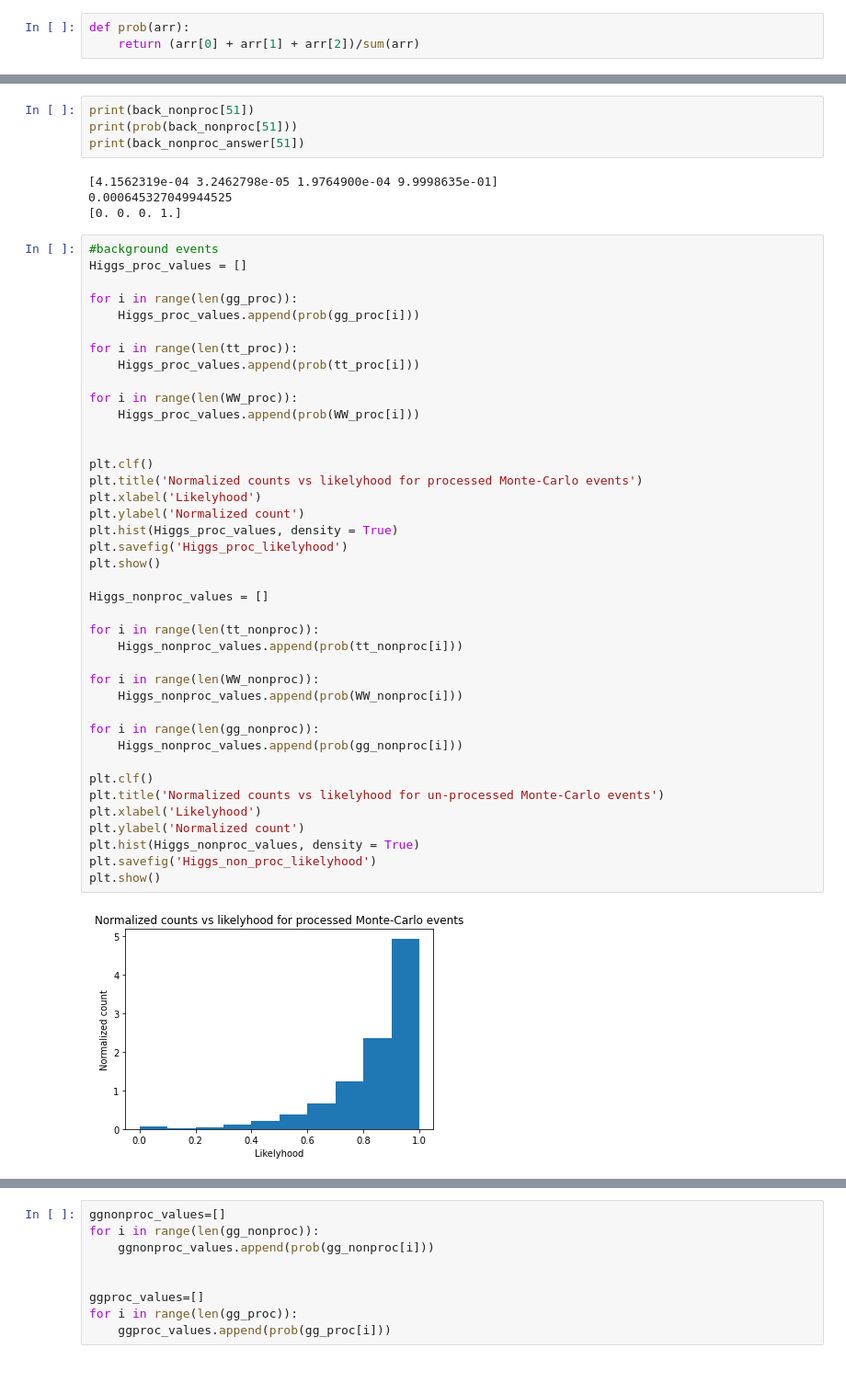
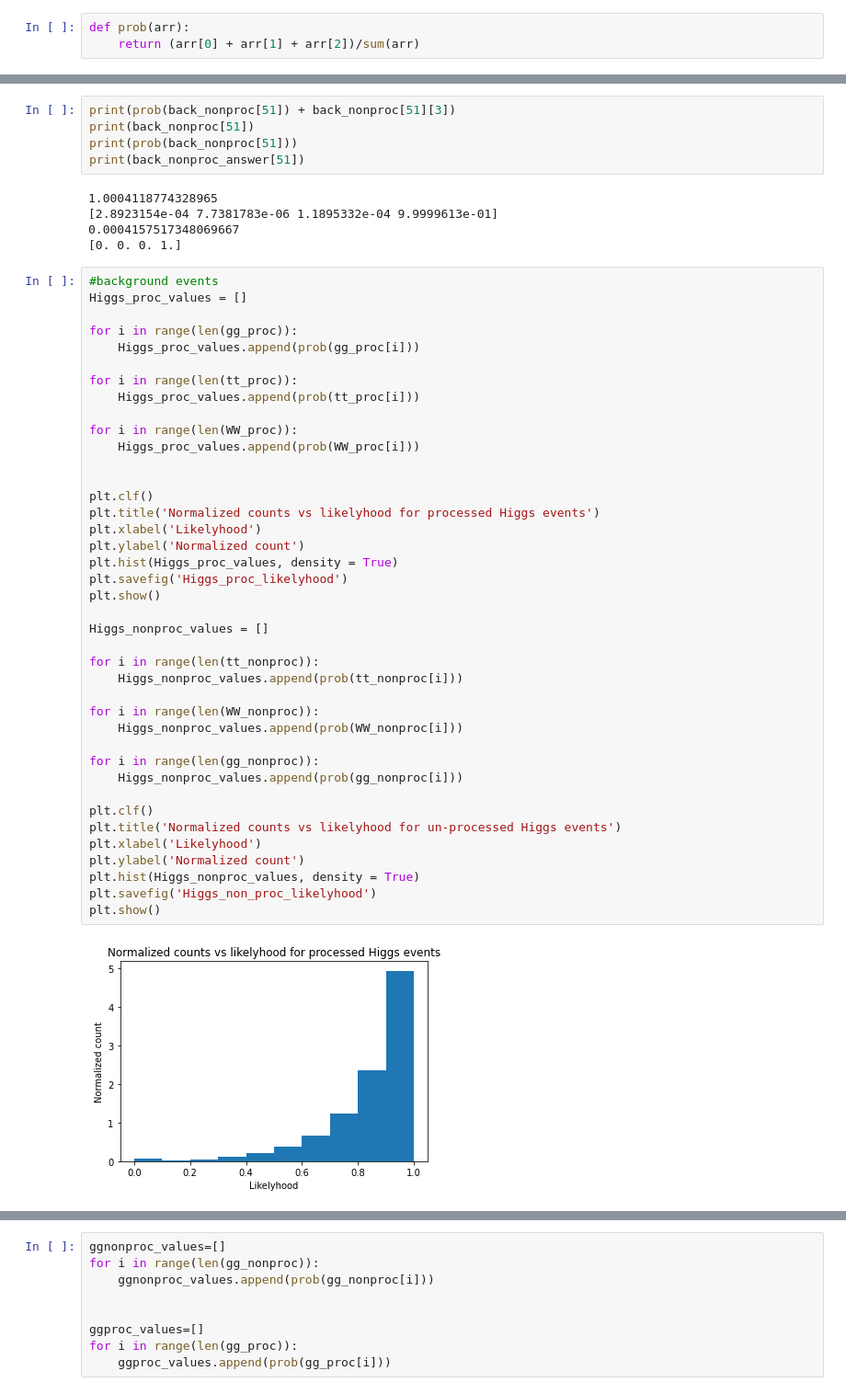
Before and after one commit to dan-bernard/Higgs, a Jupyter notebook: Higgs_rate.ipynb, the cells around one changed output, grey strips where cells are left out. Shown at 92% size. Drawn from its saved outputs; the diff is of its cells as text.

Commit message:
correct likelyhood hist

```diff
--- a/Higgs_rate.ipynb
+++ b/Higgs_rate.ipynb
@@ -437,10 +527,12 @@ print(prob(back_nonproc[44]) + back_nonproc[44][3])
 # %%
+print(prob(back_nonproc[51]) + back_nonproc[51][3])
 print(back_nonproc[51])
 print(prob(back_nonproc[51]))
 print(back_nonproc_answer[51])
 # %% [output]
-[4.1562319e-04 3.2462798e-05 1.9764900e-04 9.9998635e-01]
-0.000645327049944525
+1.0004118774328965
+[2.8923154e-04 7.7381783e-06 1.1895332e-04 9.9999613e-01]
+0.0004157517348069667
 [0. 0. 0. 1.]
 # %%
 #background events
@@ -454,33 +546,33 @@ for i in range(len(tt_proc)):
 
 for i in range(len(WW_proc)):
     Higgs_proc_values.append(prob(WW_proc[i]))
 
 
 plt.clf()
-plt.title('Normalized counts vs likelyhood for processed Monte-Carlo events')
+plt.title('Normalized counts vs likelyhood for processed Higgs events')
 plt.xlabel('Likelyhood')
 plt.ylabel('Normalized count')
 plt.hist(Higgs_proc_values, density = True)
 plt.savefig('Higgs_proc_likelyhood')
 plt.show()
 
 Higgs_nonproc_values = []
 
 for i in range(len(tt_nonproc)):
     Higgs_nonproc_values.append(prob(tt_nonproc[i]))
 
 for i in range(len(WW_nonproc)):
     Higgs_nonproc_values.append(prob(WW_nonproc[i]))
 
 for i in range(len(gg_nonproc)):
     Higgs_nonproc_values.append(prob(gg_nonproc[i]))
 
 plt.clf()
-plt.title('Normalized counts vs likelyhood for un-processed Monte-Carlo events')
+plt.title('Normalized counts vs likelyhood for un-processed Higgs events')
 plt.xlabel('Likelyhood')
 plt.ylabel('Normalized count')
 plt.hist(Higgs_nonproc_values, density = True)
 plt.savefig('Higgs_non_proc_likelyhood')
 plt.show()
 # %% [output]
-[figure, old version]
+[figure, new version]
```
Also changed, not shown: parts of 7 cells of this notebook.
